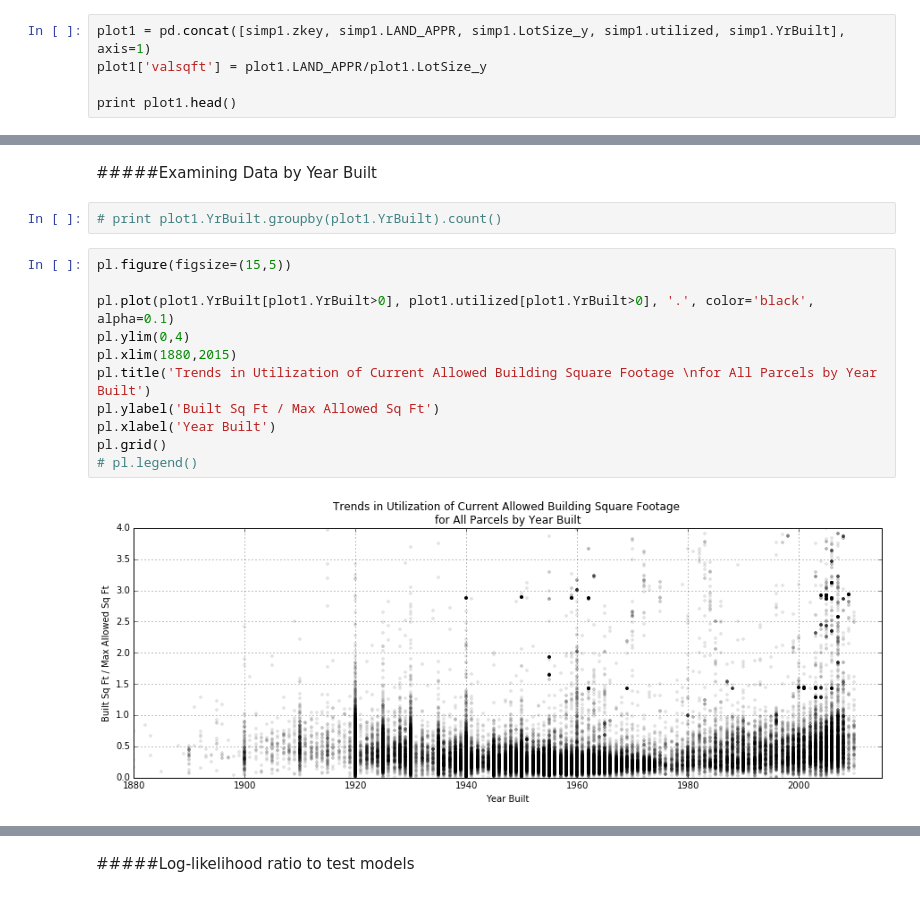
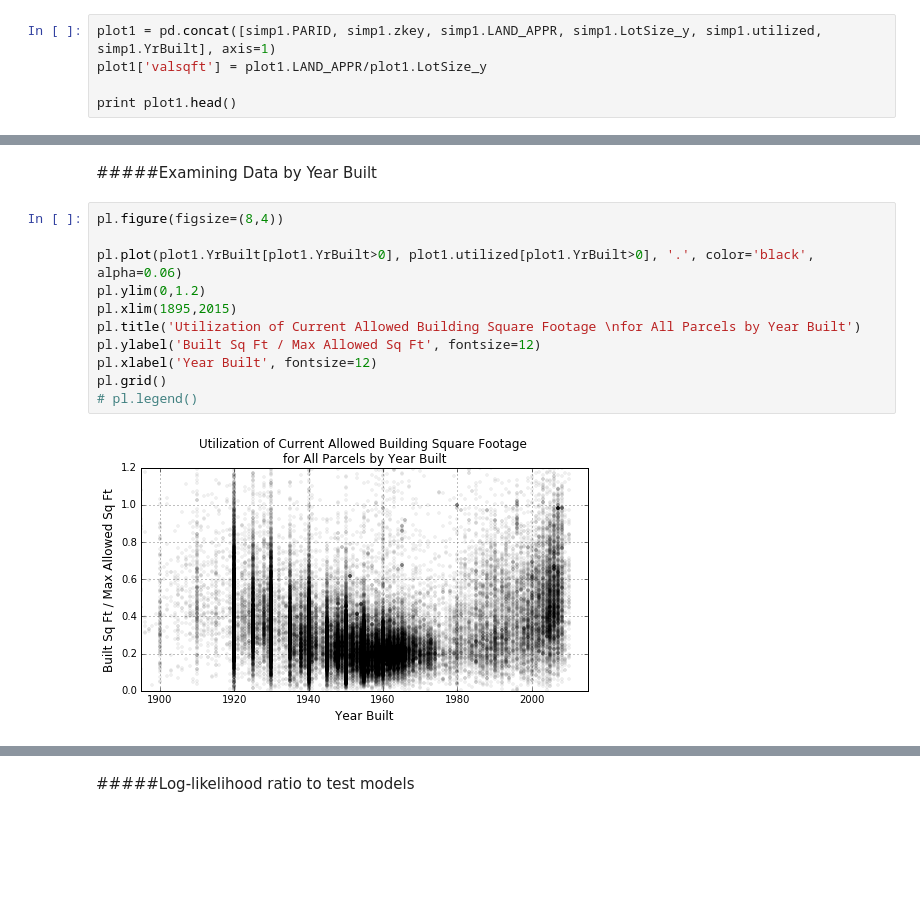
Before and after one commit to hannahbkates/Atlanta_FAR_Utilization, a Jupyter notebook: atl_far_utilization.ipynb, the cells around one changed output, grey strips where cells are left out. Cells and saved outputs as stored; diff of their text form; blank space fills up the shorter version.

```diff
--- a/atl_far_utilization.ipynb
+++ b/atl_far_utilization.ipynb
@@ -482,5 +493,5 @@ plt.show()
 # %%
-plot1 = pd.concat([simp1.zkey, simp1.LAND_APPR, simp1.LotSize_y, simp1.utilized, simp1.YrBuilt], axis=1)
+plot1 = pd.concat([simp1.PARID, simp1.zkey, simp1.LAND_APPR, simp1.LotSize_y, simp1.utilized, simp1.YrBuilt], axis=1)
 plot1['valsqft'] = plot1.LAND_APPR/plot1.LotSize_y
 
 print plot1.head()
@@ -600,18 +608,16 @@ pl.legend()
 # pl.legend()
 # %% [markdown]
 #####Examining Data by Year Built
-# %%
-# print plot1.YrBuilt.groupby(plot1.YrBuilt).count()
 # %%
-pl.figure(figsize=(15,5))
+pl.figure(figsize=(8,4))
 
-pl.plot(plot1.YrBuilt[plot1.YrBuilt>0], plot1.utilized[plot1.YrBuilt>0], '.', color='black', alpha=0.1)
-pl.ylim(0,4)
-pl.xlim(1880,2015)
-pl.title('Trends in Utilization of Current Allowed Building Square Footage \nfor All Parcels by Year Built')
-pl.ylabel('Built Sq Ft / Max Allowed Sq Ft')
-pl.xlabel('Year Built')
+pl.plot(plot1.YrBuilt[plot1.YrBuilt>0], plot1.utilized[plot1.YrBuilt>0], '.', color='black', alpha=0.06)
+pl.ylim(0,1.2)
+pl.xlim(1895,2015)
+pl.title('Utilization of Current Allowed Building Square Footage \nfor All Parcels by Year Built')
+pl.ylabel('Built Sq Ft / Max Allowed Sq Ft', fontsize=12)
+pl.xlabel('Year Built', fontsize=12)
 pl.grid()
 # pl.legend()
 # %% [output]
-[figure, old version]
+[figure, new version]
```
Also changed, not shown: parts of 26 cells of this notebook.
